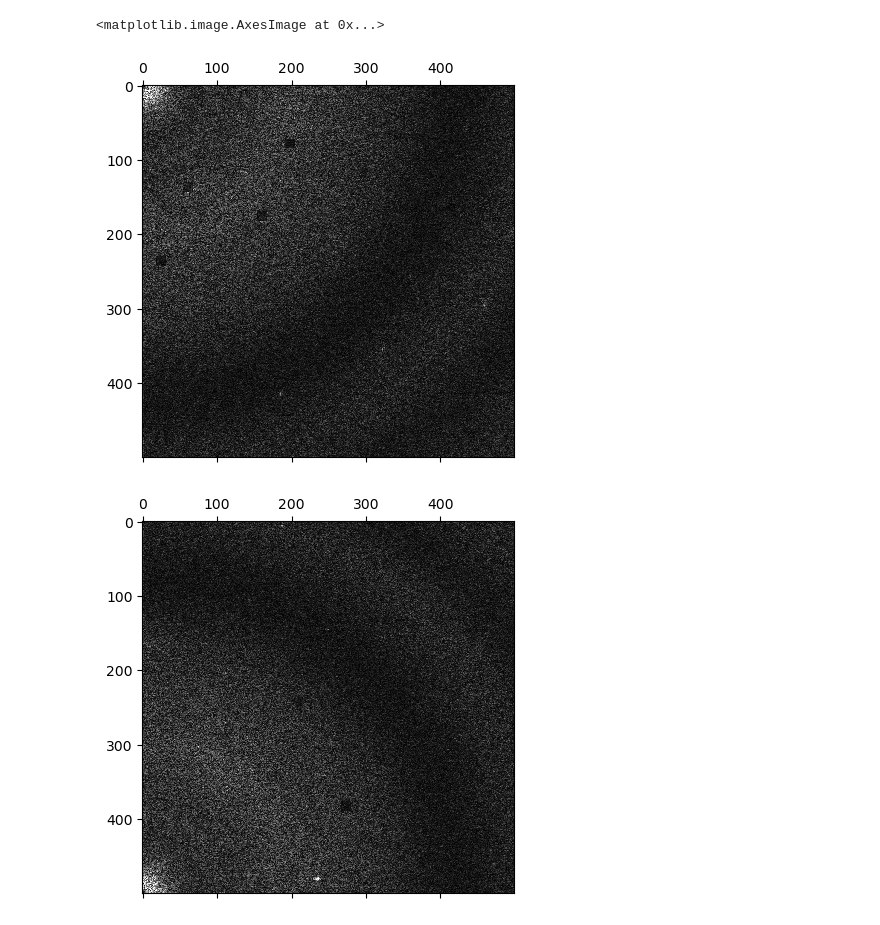
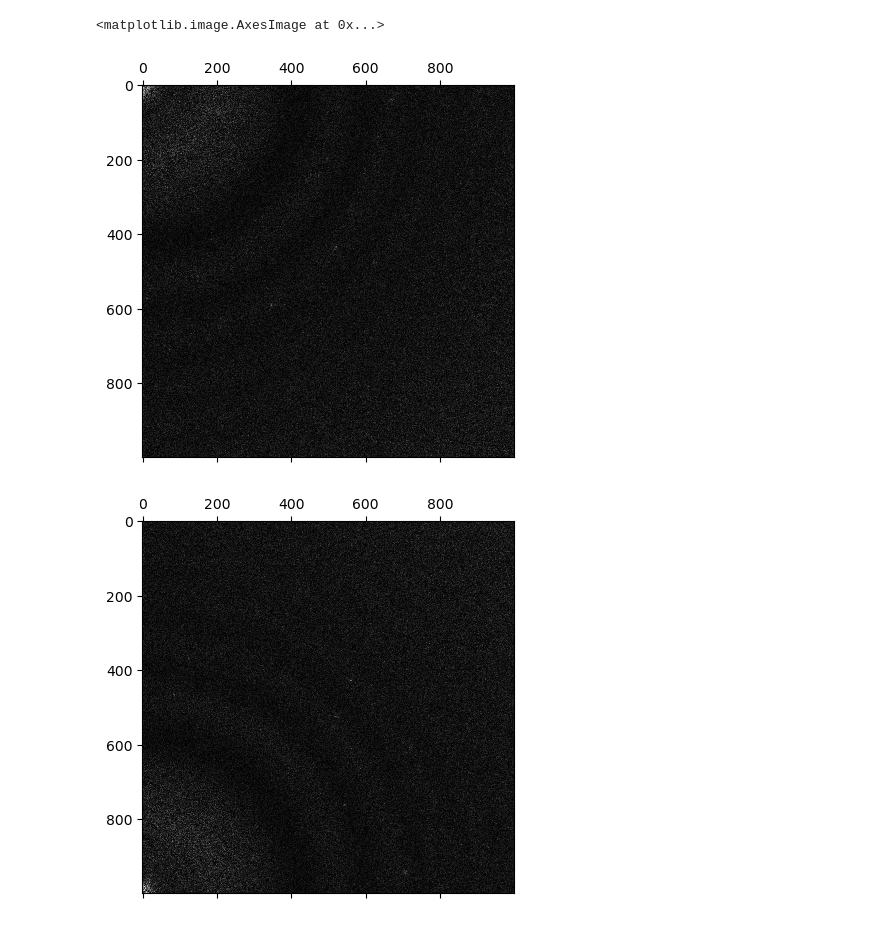
Before and after one commit to r-karimi/saxtal, a Jupyter notebook: troubleshoot_incomplete_masking.ipynb, the cells around one changed output. Cells and saved outputs as stored; diff of their text form; code cells hidden in the pictures.

```diff
--- a/troubleshoot_incomplete_masking.ipynb
+++ b/troubleshoot_incomplete_masking.ipynb
@@ -27,18 +25,21 @@ pixel_size = 1.048
 verbose=True
 show_plots=True
 threads=16
-sigma=15
-num_sd=3
-num_sd_secondpass=2.5
-x_window_percent=(0, 0.7)
-y_window_percent=(0, 0.995)
+sigma=9
+num_sd=5
+num_sd_secondpass=2
+x_window_percent=(0.01, 0.95)
+y_window_percent=(0, 1)
 miller_index_buffer=10
 box_radius=10
 min_lattice_size=8
-epsilon=0.33
+epsilon=0.0707
 mask_hotpixels=False
-mask_radius=6
-replace_distance_percent=0.075
+mask_radius=5
+replace_angle=10
 return_spots=False
 return_stats=False
 return_image=False
+
+filename = 'test_data/test_lattice.mrc'
+filename_out = 'test_data/test_lattice_masked.mrc'
@@ -271,7 +60,7 @@ masked_fft = sax.mask_image(filename,
                box_radius = box_radius,
                min_lattice_size = min_lattice_size,
                mask_radius= mask_radius,
-               replace_distance_percent = replace_distance_percent,
+               replace_angle = replace_angle,
                epsilon = epsilon,
                return_spots = False,
                return_stats = False,
@@ -335,16 +183,16 @@ plt.matshow(np.abs(padded_fft)[-500:, :500],
 # %%
 # Display the masked power spectrum
 
-plt.matshow(np.abs(masked_fft)[:500, :500],
+plt.matshow(np.abs(masked_fft)[:1000, :1000],
            cmap = "Greys_r",
-           vmax = 4000,
+           vmax = 7000,
            vmin = 0)
 
-plt.matshow(np.abs(masked_fft)[-500:, :500],
+plt.matshow(np.abs(masked_fft)[-1000:, :1000],
            cmap = "Greys_r",
-           vmax = 4000,
+           vmax = 7000,
            vmin = 0)
 # %% [output]
 <matplotlib.image.AxesImage at 0x...>
-[figure, old version]
+[figure, new version]
-[figure, old version]
+[figure, new version]
```
Also changed, not shown: parts of 12 cells of this notebook, 3 other files.
